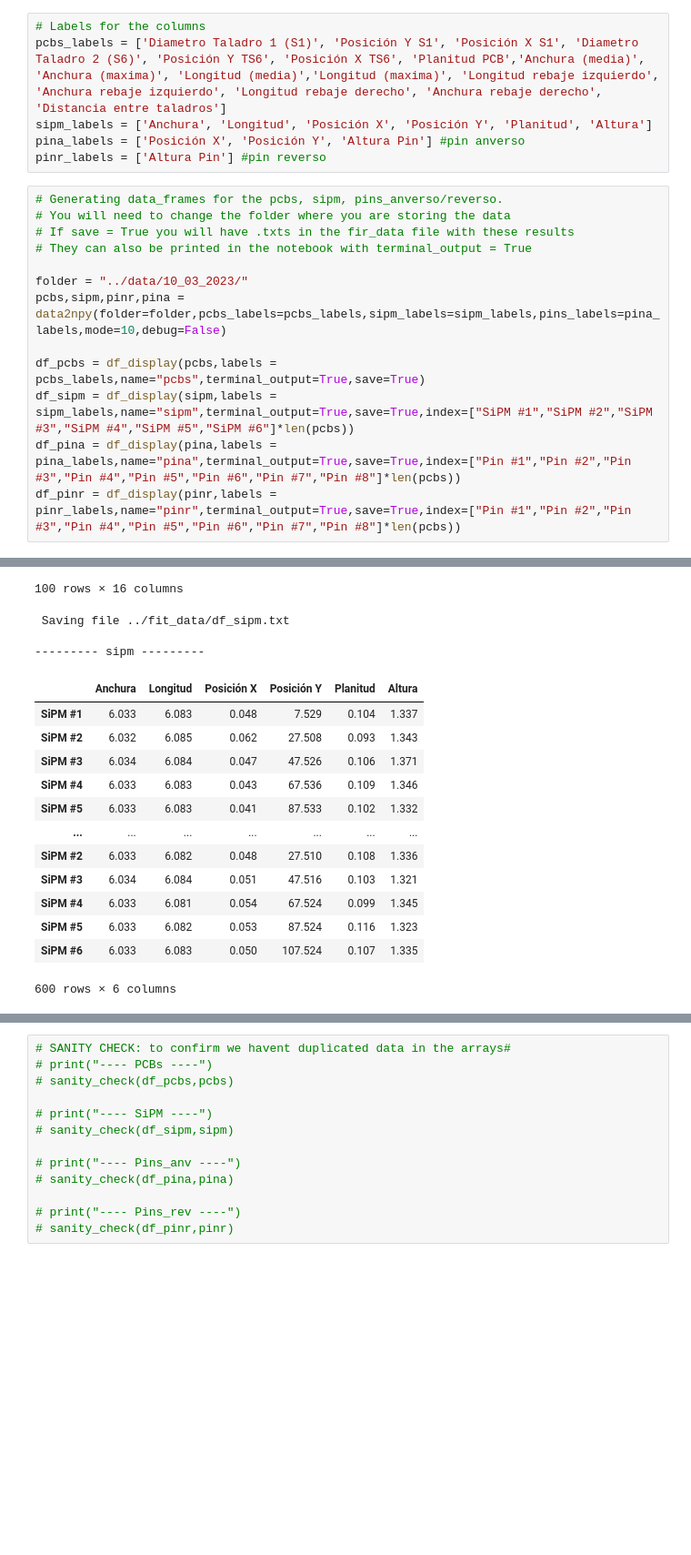
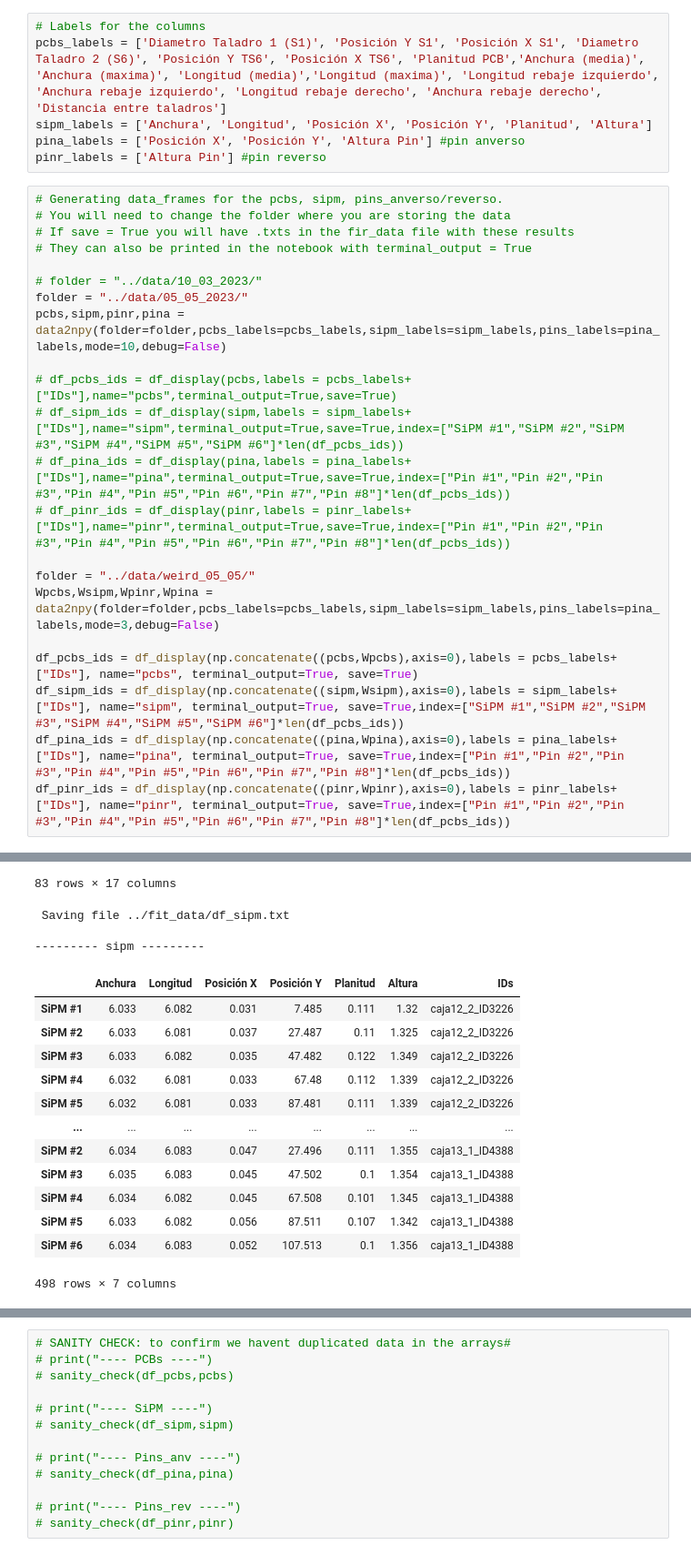
Before and after one commit to CIEMAT-Neutrino/Analysis_Lab_SiPMs, a Jupyter notebook: notebooks/SiPMsDimensions.ipynb, the cells around one changed output, grey strips where cells are left out. Shown at 91% size. Cells and saved outputs as stored; diff of their text form; blank space fills up the shorter version.

```diff
--- a/notebooks/SiPMsDimensions.ipynb
+++ b/notebooks/SiPMsDimensions.ipynb
@@ -30,12 +30,21 @@ pinr_labels = ['Altura Pin'] #pin reverso
 # If save = True you will have .txts in the fir_data file with these results
 # They can also be printed in the notebook with terminal_output = True
 
-folder = "../data/10_03_2023/"
+# folder = "../data/10_03_2023/"
+folder = "../data/05_05_2023/"
 pcbs,sipm,pinr,pina = data2npy(folder=folder,pcbs_labels=pcbs_labels,sipm_labels=sipm_labels,pins_labels=pina_labels,mode=10,debug=False)
 
-df_pcbs = df_display(pcbs,labels = pcbs_labels,name="pcbs",terminal_output=True,save=True)
-df_sipm = df_display(sipm,labels = sipm_labels,name="sipm",terminal_output=True,save=True,index=["SiPM #1","SiPM #2","SiPM #3","SiPM #4","SiPM #5","SiPM #6"]*len(pcbs))
-df_pina = df_display(pina,labels = pina_labels,name="pina",terminal_output=True,save=True,index=["Pin #1","Pin #2","Pin #3","Pin #4","Pin #5","Pin #6","Pin #7","Pin #8"]*len(pcbs))
-df_pinr = df_display(pinr,labels = pinr_labels,name="pinr",terminal_output=True,save=True,index=["Pin #1","Pin #2","Pin #3","Pin #4","Pin #5","Pin #6","Pin #7","Pin #8"]*len(pcbs))
+# df_pcbs_ids = df_display(pcbs,labels = pcbs_labels+["IDs"],name="pcbs",terminal_output=True,save=True)
+# df_sipm_ids = df_display(sipm,labels = sipm_labels+["IDs"],name="sipm",terminal_output=True,save=True,index=["SiPM #1","SiPM #2","SiPM #3","SiPM #4","SiPM #5","SiPM #6"]*len(df_pcbs_ids))
+# df_pina_ids = df_display(pina,labels = pina_labels+["IDs"],name="pina",terminal_output=True,save=True,index=["Pin #1","Pin #2","Pin #3","Pin #4","Pin #5","Pin #6","Pin #7","Pin #8"]*len(df_pcbs_ids))
+# df_pinr_ids = df_display(pinr,labels = pinr_labels+["IDs"],name="pinr",terminal_output=True,save=True,index=["Pin #1","Pin #2","Pin #3","Pin #4","Pin #5","Pin #6","Pin #7","Pin #8"]*len(df_pcbs_ids))
+
+folder = "../data/weird_05_05/"
+Wpcbs,Wsipm,Wpinr,Wpina = data2npy(folder=folder,pcbs_labels=pcbs_labels,sipm_labels=sipm_labels,pins_labels=pina_labels,mode=3,debug=False)
+
+df_pcbs_ids = df_display(np.concatenate((pcbs,Wpcbs),axis=0),labels = pcbs_labels+["IDs"], name="pcbs", terminal_output=True, save=True)
+df_sipm_ids = df_display(np.concatenate((sipm,Wsipm),axis=0),labels = sipm_labels+["IDs"], name="sipm", terminal_output=True, save=True,index=["SiPM #1","SiPM #2","SiPM #3","SiPM #4","SiPM #5","SiPM #6"]*len(df_pcbs_ids))
+df_pina_ids = df_display(np.concatenate((pina,Wpina),axis=0),labels = pina_labels+["IDs"], name="pina", terminal_output=True, save=True,index=["Pin #1","Pin #2","Pin #3","Pin #4","Pin #5","Pin #6","Pin #7","Pin #8"]*len(df_pcbs_ids))
+df_pinr_ids = df_display(np.concatenate((pinr,Wpinr),axis=0),labels = pinr_labels+["IDs"], name="pinr", terminal_output=True, save=True,index=["Pin #1","Pin #2","Pin #3","Pin #4","Pin #5","Pin #6","Pin #7","Pin #8"]*len(df_pcbs_ids))
 # %% [output]
 WARNING: the configuration for the xlsx is hard-coded, any change in the naming or how information is distributed in the cells WILL NEED to be CHANGED in the function
@@ -70,20 +79,20 @@ row:  594 ; value:  2.384
-100 rows × 16 columns
+83 rows × 17 columns
  Saving file ../fit_data/df_sipm.txt
 
 --------- sipm ---------
-|  | Anchura | Longitud | Posición X | Posición Y | Planitud | Altura |
-| SiPM #1 | 6.033 | 6.083 | 0.048 | 7.529 | 0.104 | 1.337 |
-| SiPM #2 | 6.032 | 6.085 | 0.062 | 27.508 | 0.093 | 1.343 |
-| SiPM #3 | 6.034 | 6.084 | 0.047 | 47.526 | 0.106 | 1.371 |
-| SiPM #4 | 6.033 | 6.083 | 0.043 | 67.536 | 0.109 | 1.346 |
-| SiPM #5 | 6.033 | 6.083 | 0.041 | 87.533 | 0.102 | 1.332 |
-| ... | ... | ... | ... | ... | ... | ... |
-| SiPM #2 | 6.033 | 6.082 | 0.048 | 27.510 | 0.108 | 1.336 |
-| SiPM #3 | 6.034 | 6.084 | 0.051 | 47.516 | 0.103 | 1.321 |
-| SiPM #4 | 6.033 | 6.081 | 0.054 | 67.524 | 0.099 | 1.345 |
-| SiPM #5 | 6.033 | 6.082 | 0.053 | 87.524 | 0.116 | 1.323 |
-| SiPM #6 | 6.033 | 6.083 | 0.050 | 107.524 | 0.107 | 1.335 |
+|  | Anchura | Longitud | Posición X | Posición Y | Planitud | Altura | IDs |
+| SiPM #1 | 6.033 | 6.082 | 0.031 | 7.485 | 0.111 | 1.32 | caja12_2_ID3226 |
+| SiPM #2 | 6.033 | 6.081 | 0.037 | 27.487 | 0.11 | 1.325 | caja12_2_ID3226 |
+| SiPM #3 | 6.033 | 6.082 | 0.035 | 47.482 | 0.122 | 1.349 | caja12_2_ID3226 |
+| SiPM #4 | 6.032 | 6.081 | 0.033 | 67.48 | 0.112 | 1.339 | caja12_2_ID3226 |
+| SiPM #5 | 6.032 | 6.081 | 0.033 | 87.481 | 0.111 | 1.339 | caja12_2_ID3226 |
+| ... | ... | ... | ... | ... | ... | ... | ... |
+| SiPM #2 | 6.034 | 6.083 | 0.047 | 27.496 | 0.111 | 1.355 | caja13_1_ID4388 |
+| SiPM #3 | 6.035 | 6.083 | 0.045 | 47.502 | 0.1 | 1.354 | caja13_1_ID4388 |
+| SiPM #4 | 6.034 | 6.082 | 0.045 | 67.508 | 0.101 | 1.345 | caja13_1_ID4388 |
+| SiPM #5 | 6.033 | 6.082 | 0.056 | 87.511 | 0.107 | 1.342 | caja13_1_ID4388 |
+| SiPM #6 | 6.034 | 6.083 | 0.052 | 107.513 | 0.1 | 1.356 | caja13_1_ID4388 |
-600 rows × 6 columns
+498 rows × 7 columns
  Saving file ../fit_data/df_pina.txt
 
 --------- pina ---------
```
Also changed, not shown: parts of 6 cells of this notebook, 1 other file.
